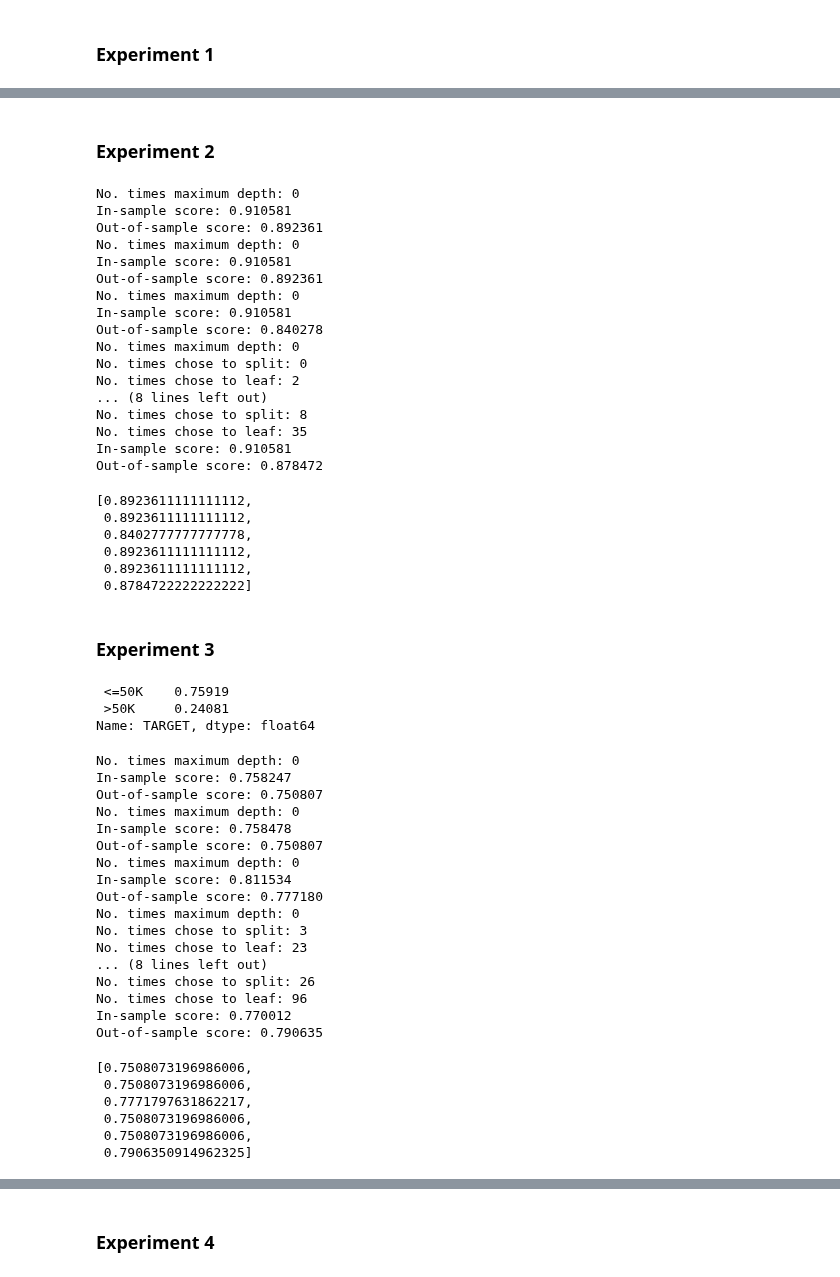
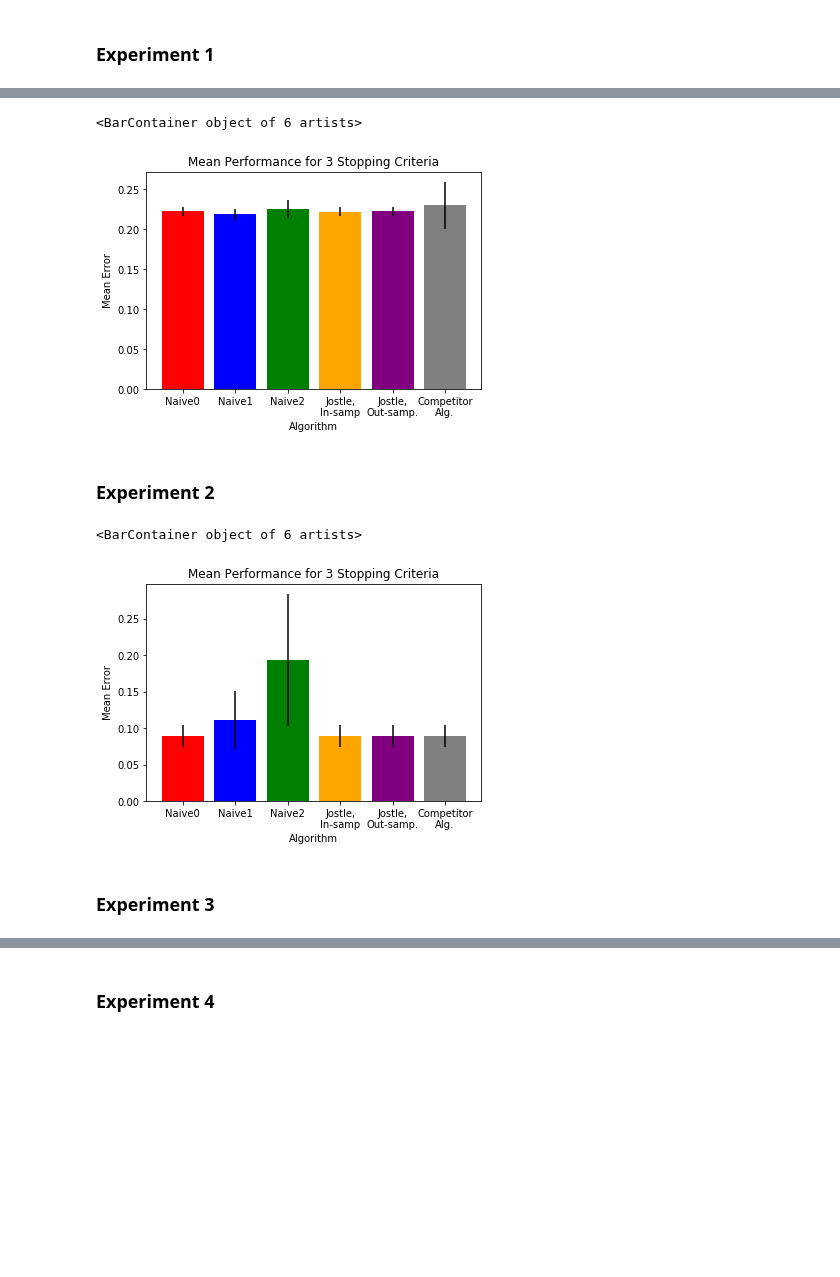
Before and after one commit to jimola/S18_Research, a Jupyter notebook: Python/DecisionTree.ipynb, the cells around one changed output, grey strips where cells are left out. Cells and saved outputs as stored; diff of their text form; code cells hidden in the pictures; blank space fills up the shorter version.

```diff
--- a/Python/DecisionTree.ipynb
+++ b/Python/DecisionTree.ipynb
@@ -281,3 +277,8 @@ res1 = run_experiment(1, defaultsdata)
+# %%
+do_graphs(res1)
+# %% [output]
+<BarContainer object of 6 artists>
+[figure, added]
 # %% [markdown]
 ### Experiment 2
 # %%
@@ -285,66 +286,13 @@ res1 = run_experiment(1, defaultsdata)
 loandata = [get_test_dbs(loan, epsilon, prng) for i in range(num_trials)]
 res2 = run_experiment(2, loandata)
 # %%
-db_stats(2, loandata[0], 0.25, 4)
+#db_stats(2, loandata[0], 0.25, 4)
+do_graphs(res2)
 # %% [output]
-No. times maximum depth: 0
-In-sample score: 0.910581
-Out-of-sample score: 0.892361
-No. times maximum depth: 0
-In-sample score: 0.910581
-Out-of-sample score: 0.892361
-No. times maximum depth: 0
-In-sample score: 0.910581
-Out-of-sample score: 0.840278
-No. times maximum depth: 0
-No. times chose to split: 0
-No. times chose to leaf: 2
-... (8 lines left out)
-No. times chose to split: 8
-No. times chose to leaf: 35
-In-sample score: 0.910581
-Out-of-sample score: 0.878472
+<BarContainer object of 6 artists>
-[0.8923611111111112,
- 0.8923611111111112,
- 0.8402777777777778,
- 0.8923611111111112,
- 0.8923611111111112,
- 0.8784722222222222]
+[figure, added]
 # %% [markdown]
 ### Experiment 3
 # %%
 adultdata = [get_test_dbs(adult, epsilon, prng) for i in range(num_trials)]
 res3 = run_experiment(3, adultdata)
-# %%
-#Problem 2. Why is naive doing worse?? Why can't we do any better?
-pd.value_counts(adult.TARGET) / len(adult)
-# %% [output]
- <=50K    0.75919
- >50K     0.24081
-Name: TARGET, dtype: float64
-# %%
-db_stats(3, adultdata[0], 0.25, 4)
-# %% [output]
-No. times maximum depth: 0
-In-sample score: 0.758247
-Out-of-sample score: 0.750807
-No. times maximum depth: 0
-In-sample score: 0.758478
-Out-of-sample score: 0.750807
-No. times maximum depth: 0
-In-sample score: 0.811534
-Out-of-sample score: 0.777180
-No. times maximum depth: 0
-No. times chose to split: 3
-No. times chose to leaf: 23
-... (8 lines left out)
-No. times chose to split: 26
-No. times chose to leaf: 96
-In-sample score: 0.770012
-Out-of-sample score: 0.790635
-[0.7508073196986006,
- 0.7508073196986006,
- 0.7771797631862217,
- 0.7508073196986006,
- 0.7508073196986006,
- 0.7906350914962325]
```
Also changed, not shown: parts of 21 cells of this notebook, 7 other files.
